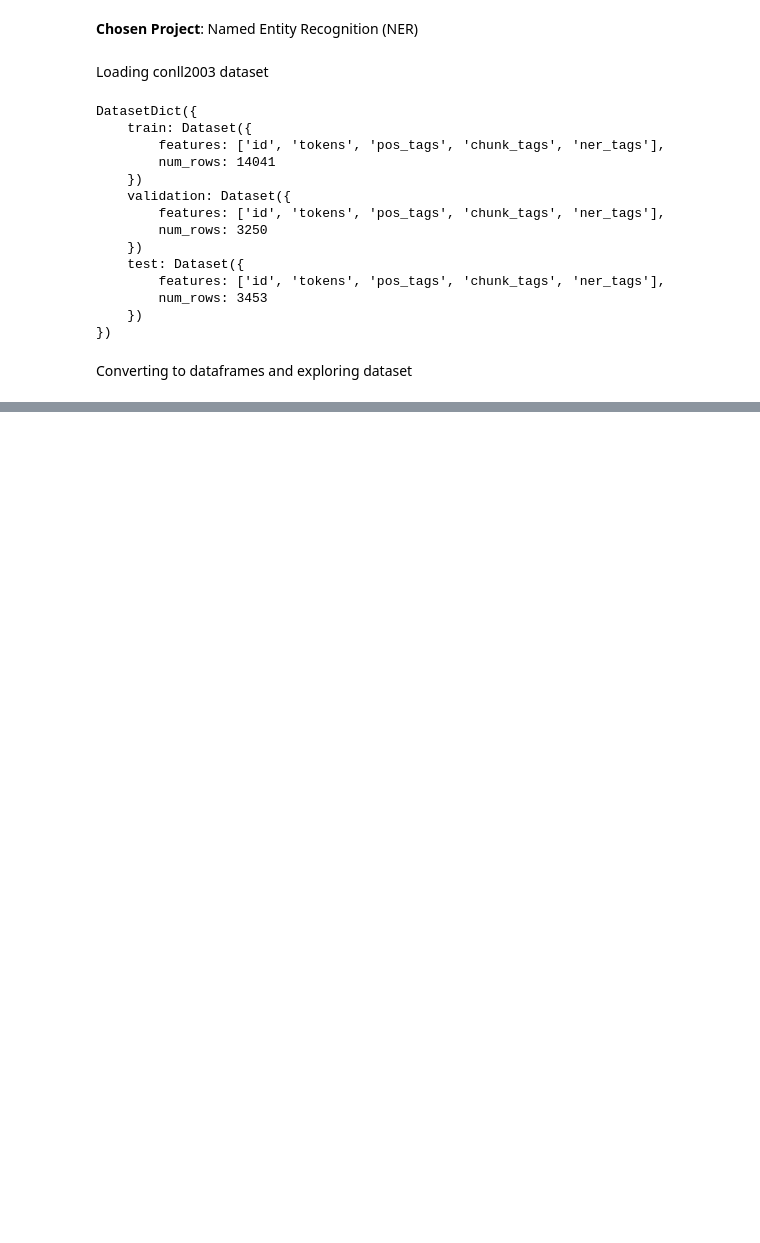
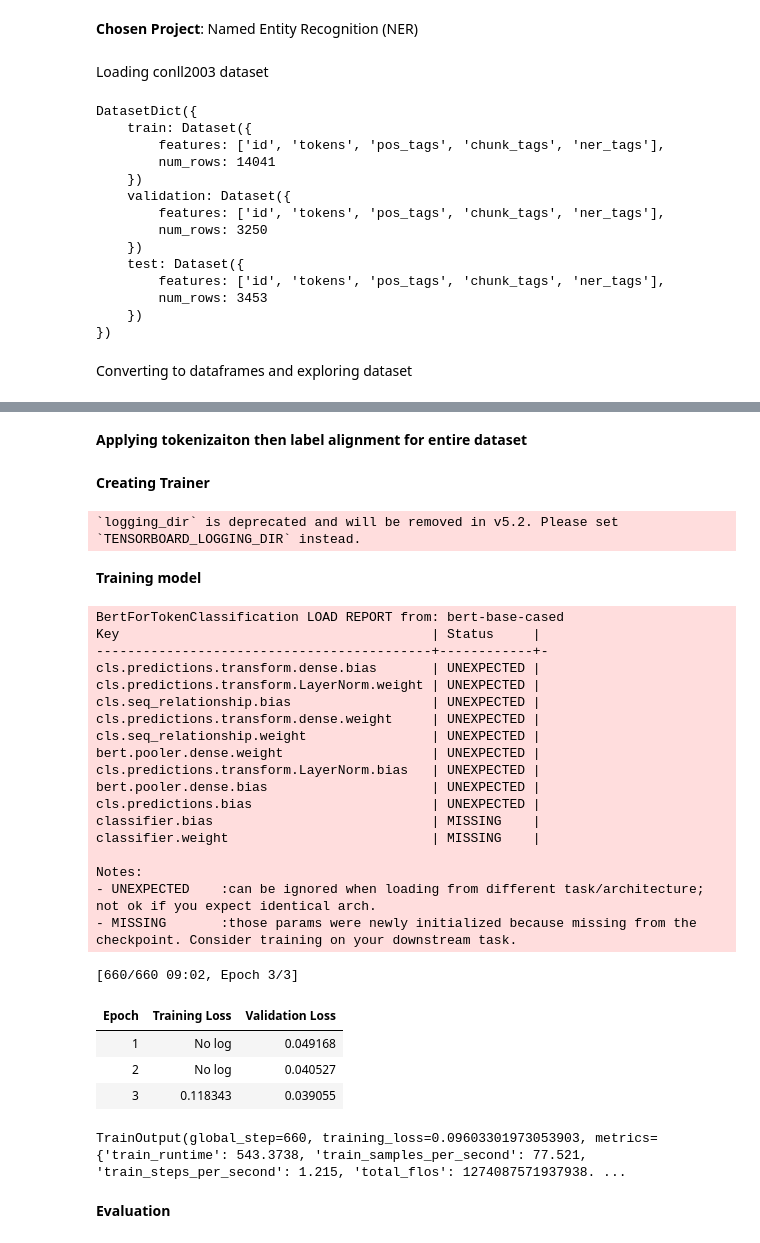
Before and after one commit to jromeo3415/BERT-adapt-to-NER, a Jupyter notebook: ADL_final_project.ipynb, the cells around one changed output, grey strips where cells are left out. Saved outputs shown, nothing was run; the diff lists cells and outputs as text; code cells hidden in the pictures; blank space fills up the shorter version.

Commit message:
Applied tokenization and alignment

```diff
--- a/ADL_final_project.ipynb
+++ b/ADL_final_project.ipynb
@@ -54,0 +91,72 @@ Applying BERT tokenizer
+# %% [markdown]
+**Applying tokenizaiton then label alignment for entire dataset**
+# %%
+from transformers import BertTokenizerFast
+
+tokenizer = BertTokenizerFast.from_pretrained("bert-base-cased")
+dataset = dataset.map(tokenize, batched=True)
+# %% [markdown]
+**Creating Trainer**
+# %%
+from transformers import TrainingArguments, Trainer
+
+training_args = TrainingArguments(
+    output_dir="./ner_model",
+    eval_strategy="epoch",
+    learning_rate=2e-5,
+    per_device_train_batch_size=64,
+    per_device_eval_batch_size=64,
+    num_train_epochs=3,
+    weight_decay=0.01,
+    logging_dir="./logs"
+)
+# %% [output]
+`logging_dir` is deprecated and will be removed in v5.2. Please set `TENSORBOARD_LOGGING_DIR` instead.
+# %% [markdown]
+**Training model**
+# %%
+from transformers import BertForTokenClassification, DataCollatorForTokenClassification
+
+data_collator = DataCollatorForTokenClassification(tokenizer)
+
+model = BertForTokenClassification.from_pretrained(
+    "bert-base-cased",
+    num_labels=len(id_to_label)
+)
+
+trainer = Trainer(
+    model=model,
+    args=training_args,
+    train_dataset=dataset["train"],
+    eval_dataset=dataset["validation"],
+    data_collator=data_collator
+)
+
+trainer.train()
+# %% [output]
+BertForTokenClassification LOAD REPORT from: bert-base-cased
+Key                                        | Status     |
+-------------------------------------------+------------+-
+cls.predictions.transform.dense.bias       | UNEXPECTED |
+cls.predictions.transform.LayerNorm.weight | UNEXPECTED |
+cls.seq_relationship.bias                  | UNEXPECTED |
+cls.predictions.transform.dense.weight     | UNEXPECTED |
+cls.seq_relationship.weight                | UNEXPECTED |
+bert.pooler.dense.weight                   | UNEXPECTED |
+cls.predictions.transform.LayerNorm.bias   | UNEXPECTED |
+bert.pooler.dense.bias                     | UNEXPECTED |
+cls.predictions.bias                       | UNEXPECTED |
+classifier.bias                            | MISSING    |
+classifier.weight                          | MISSING    |
+
+Notes:
+- UNEXPECTED    :can be ignored when loading from different task/architecture; not ok if you expect identical arch.
+- MISSING       :those params were newly initialized because missing from the checkpoint. Consider training on your downstream task.
+[660/660 09:02, Epoch 3/3]
+| Epoch | Training Loss | Validation Loss |
+| 1 | No log | 0.049168 |
+| 2 | No log | 0.040527 |
+| 3 | 0.118343 | 0.039055 |
+TrainOutput(global_step=660, training_loss=0.09603301973053903, metrics={'train_runtime': 543.3738, 'train_samples_per_second': 77.521, 'train_steps_per_second': 1.215, 'total_flos': 1274087571937938. ...
+# %% [markdown]
+**Evaluation**
```
Also changed, not shown: parts of 5 cells of this notebook.
